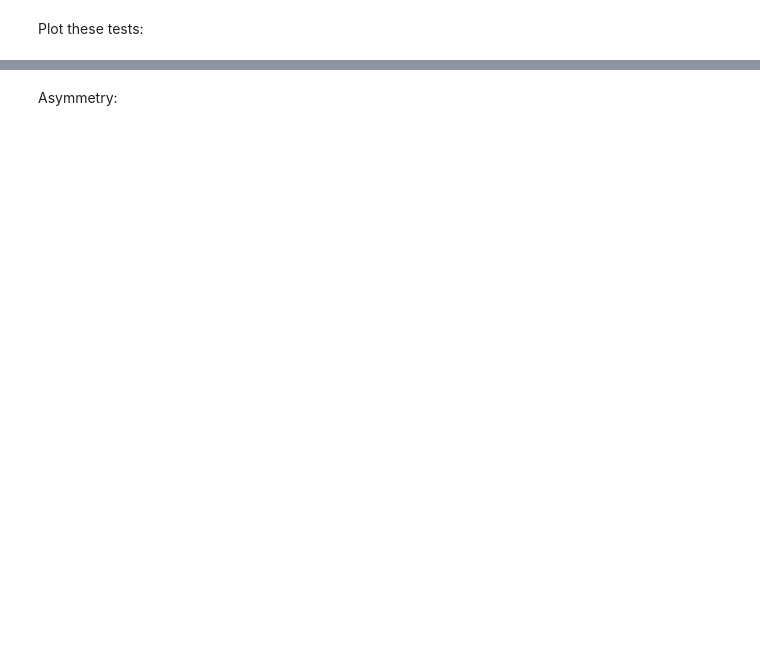
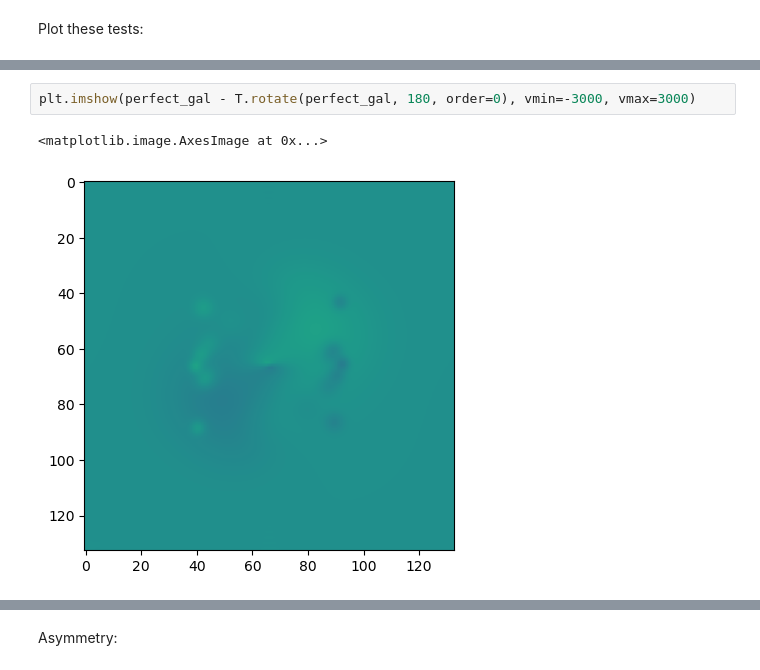
Before and after one commit to astro-nova/asymmetry, a Jupyter notebook: 4 Fourier New.ipynb, the cells around one changed output, grey strips where cells are left out. Drawn from its saved outputs; the diff is of its cells as text; blank space fills up the shorter version.

```diff
--- a/4 Fourier New.ipynb
+++ b/4 Fourier New.ipynb
@@ -582,0 +711,5 @@ Perfect SNR flux:        18.425405212083678
+# %%
+plt.imshow(perfect_gal - T.rotate(perfect_gal, 180, order=0), vmin=-3000, vmax=3000)
+# %% [output]
+<matplotlib.image.AxesImage at 0x...>
+[figure, added]
```
Also changed, not shown: parts of 29 cells of this notebook, 9 other files.
